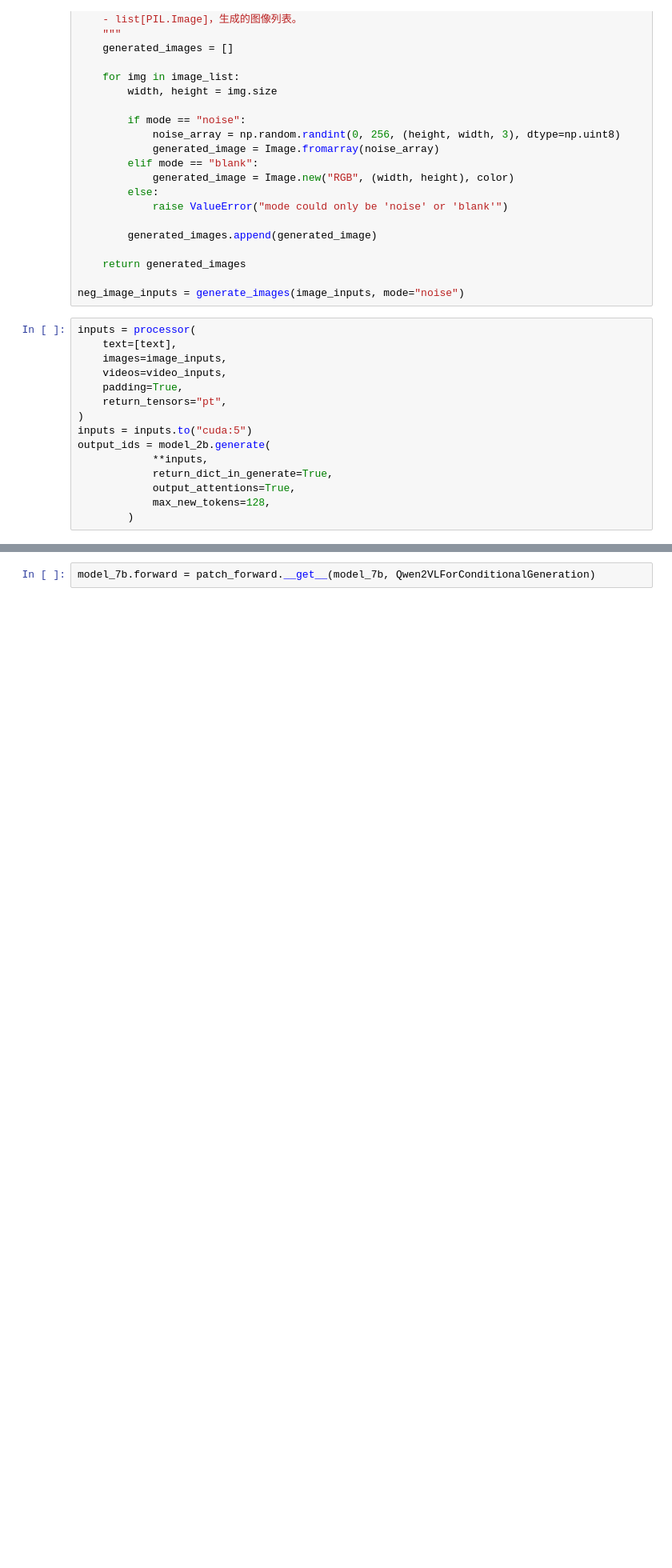
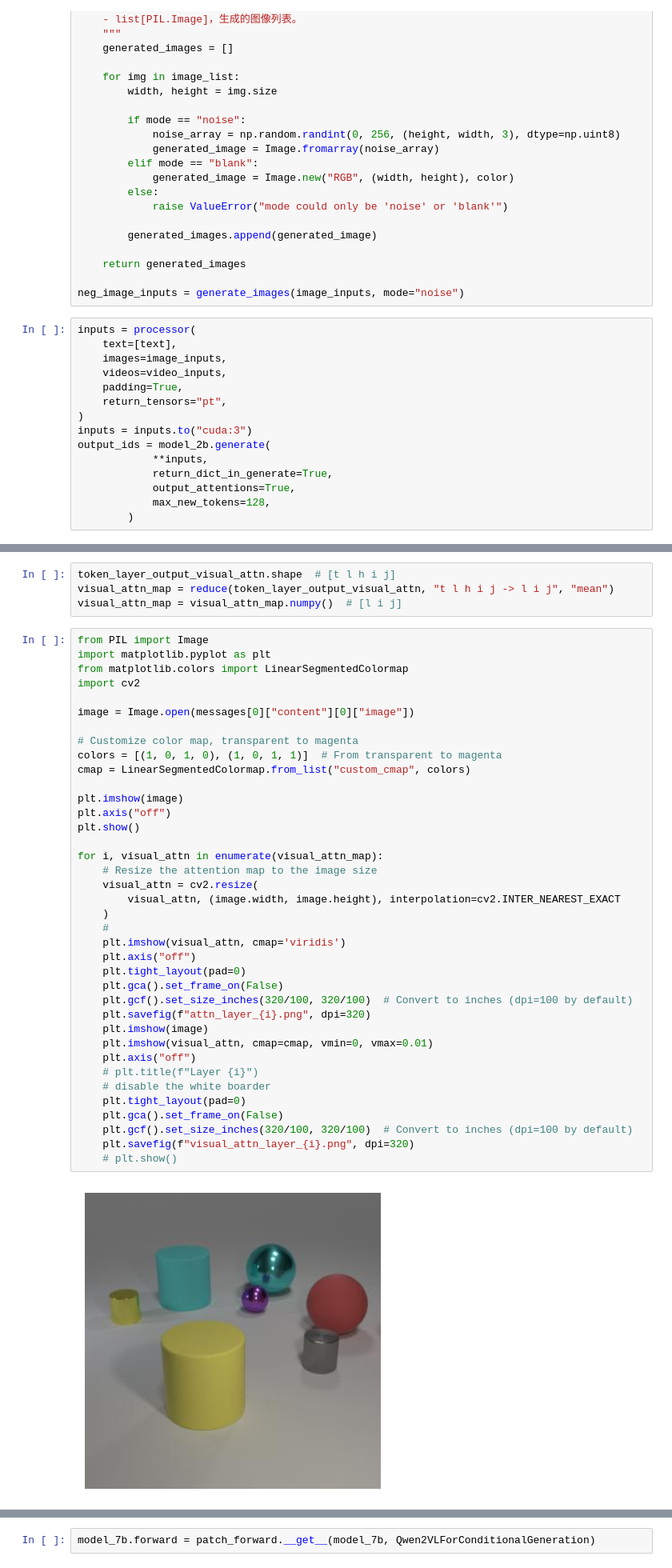
Before and after one commit to justairr/MLLM-Attention, a Jupyter notebook: Qwen_monkey_patch_2b_7b.ipynb, the cells around one changed output, grey strips where cells are left out. Shown: that part at 80% size. Drawn from its saved outputs; the diff is of its cells as text; blank space fills up the shorter version.

```diff
--- a/Qwen_monkey_patch_2b_7b.ipynb
+++ b/Qwen_monkey_patch_2b_7b.ipynb
@@ -109,7 +123,7 @@ inputs = processor(
     padding=True,
     return_tensors="pt",
 )
-inputs = inputs.to("cuda:5")
+inputs = inputs.to("cuda:3")
 output_ids = model_2b.generate(
             **inputs,
             return_dict_in_generate=True,
@@ -161,0 +214,44 @@ The image appears to be a highly pixelated and distorted representation of a sce
+# %%
+token_layer_output_visual_attn.shape  # [t l h i j]
+visual_attn_map = reduce(token_layer_output_visual_attn, "t l h i j -> l i j", "mean")
+visual_attn_map = visual_attn_map.numpy()  # [l i j]
+# %%
+from PIL import Image
+import matplotlib.pyplot as plt
+from matplotlib.colors import LinearSegmentedColormap
+import cv2
+
+image = Image.open(messages[0]["content"][0]["image"])
+
+# Customize color map, transparent to magenta
+colors = [(1, 0, 1, 0), (1, 0, 1, 1)]  # From transparent to magenta
+cmap = LinearSegmentedColormap.from_list("custom_cmap", colors)
+
+plt.imshow(image)
+plt.axis("off")
+plt.show()
+
+for i, visual_attn in enumerate(visual_attn_map):
+    # Resize the attention map to the image size
+    visual_attn = cv2.resize(
+        visual_attn, (image.width, image.height), interpolation=cv2.INTER_NEAREST_EXACT
+    )
+    #
+    plt.imshow(visual_attn, cmap='viridis')
+    plt.axis("off")
+    plt.tight_layout(pad=0)
+    plt.gca().set_frame_on(False)
+    plt.gcf().set_size_inches(320/100, 320/100)  # Convert to inches (dpi=100 by default)
+    plt.savefig(f"attn_layer_{i}.png", dpi=320)
+    plt.imshow(image)
+    plt.imshow(visual_attn, cmap=cmap, vmin=0, vmax=0.01)
+    plt.axis("off")
+    # plt.title(f"Layer {i}")
+    # disable the white boarder
+    plt.tight_layout(pad=0)
+    plt.gca().set_frame_on(False)
+    plt.gcf().set_size_inches(320/100, 320/100)  # Convert to inches (dpi=100 by default)
+    plt.savefig(f"visual_attn_layer_{i}.png", dpi=320)
+    # plt.show()
+# %% [output]
+[figure, added]
```
Also changed, not shown: parts of 28 cells of this notebook, 9 other files.
